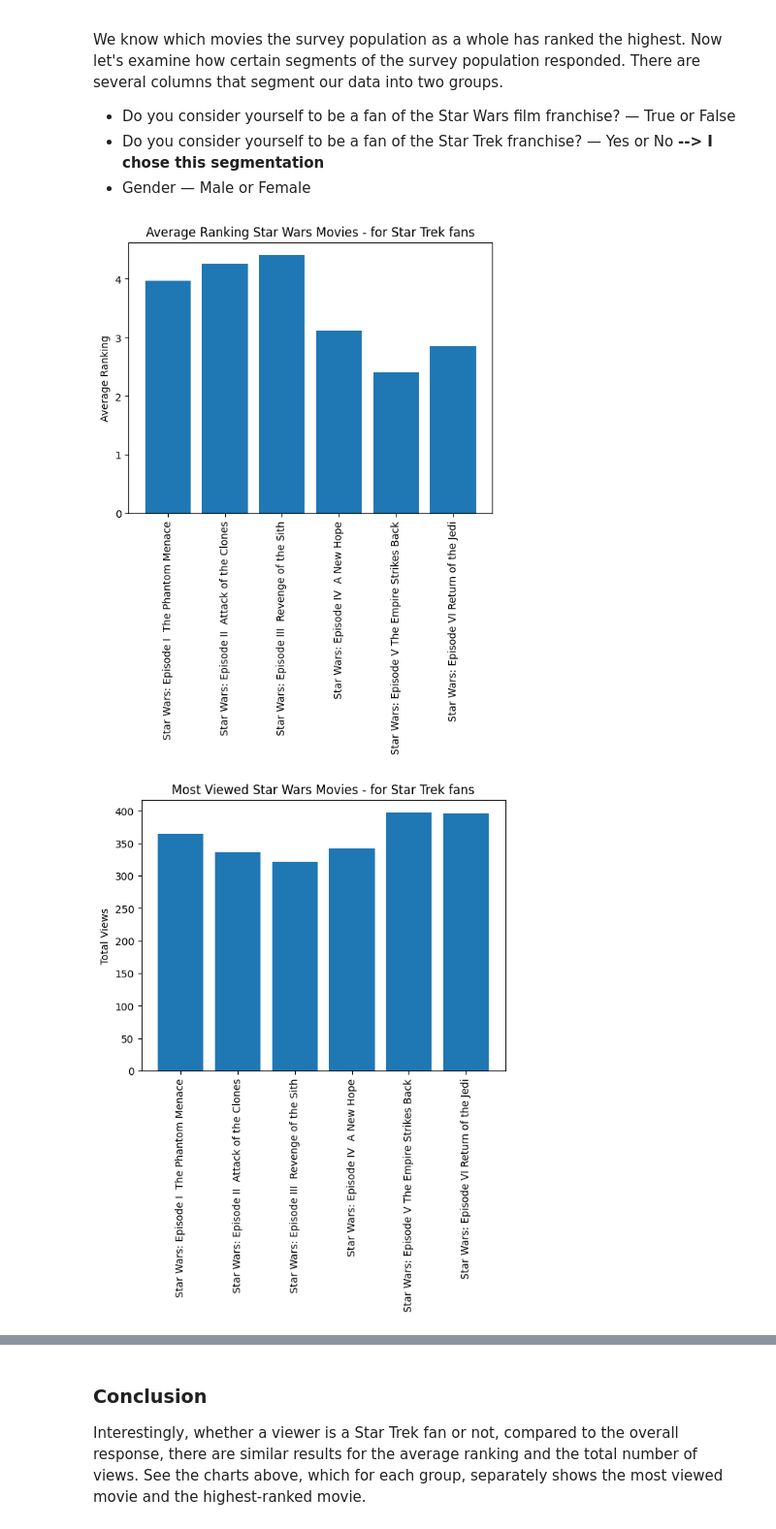
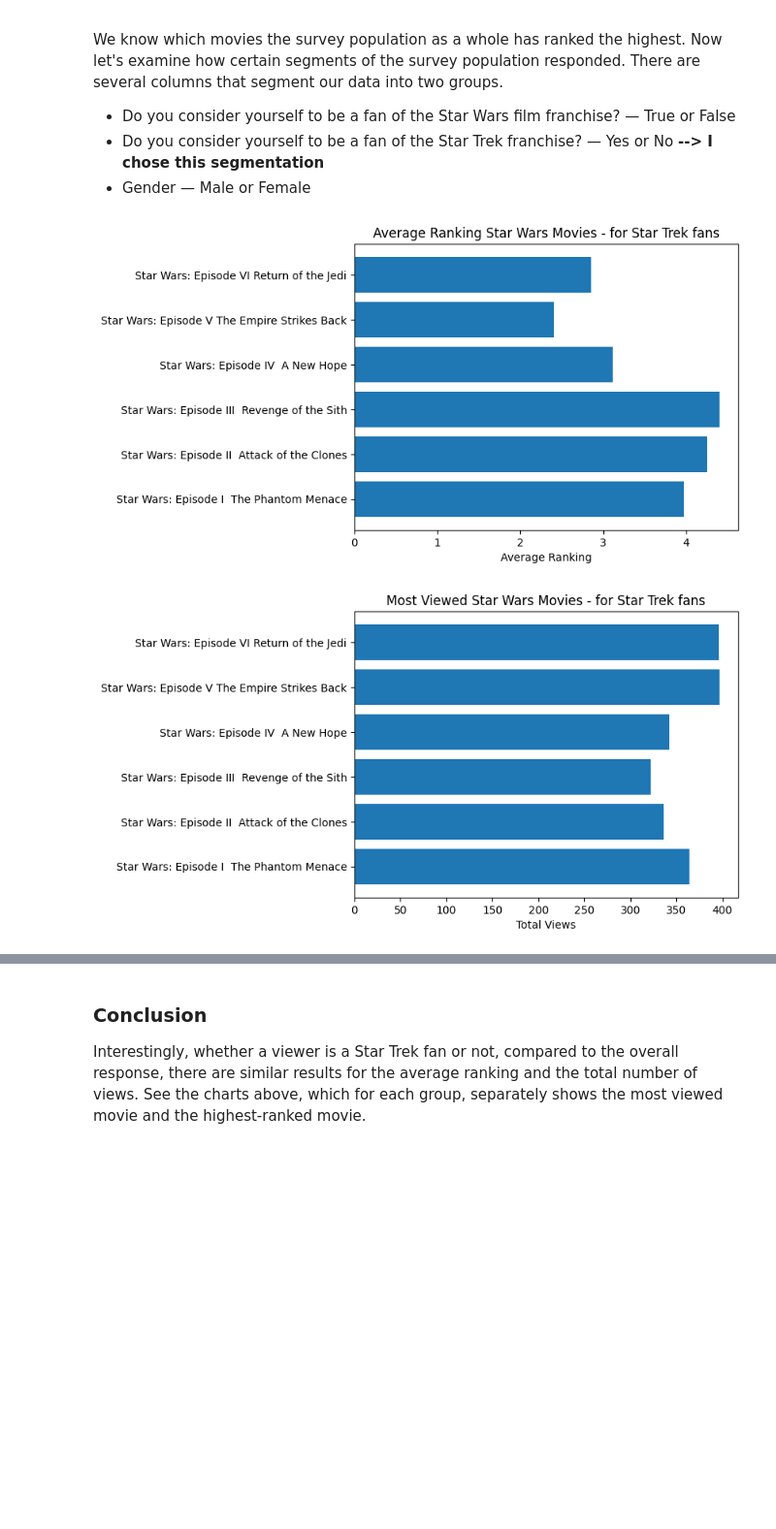
Before and after one commit to skillspark/learn-data-analysis, a Jupyter notebook: StarWars.ipynb, the cells around one changed output, grey strips where cells are left out. Shown at 97% size. Cells and saved outputs as stored; diff of their text form; code cells hidden in the pictures; blank space fills up the shorter version.

```diff
--- a/StarWars.ipynb
+++ b/StarWars.ipynb
@@ -246,48 +242,40 @@ There are several columns that segment our data into two groups.
 star_trek_q = "Do you consider yourself to be a fan of the Star Trek franchise?"
 trekkies = star_wars[star_wars[star_trek_q] == "Yes"]
 non_trekkies = star_wars[star_wars[star_trek_q] == "No"]
 
 # Plot the avg. ranking and total views charts - for Star Trek fans
 fans_avg_ranking = trekkies[trekkies.columns[9:15]].mean()
 fans_most_views = trekkies[trekkies.columns[3:9]].sum()
 # uncomment the following 2 lines to confirm the values
 #print(star_wars_avg_ranking)
 #print(star_wars_most_views)
 
-plt.bar(range(6), fans_avg_ranking)
+plt.barh(y=eps, width=fans_avg_ranking)
 plt.title('Average Ranking Star Wars Movies - for Star Trek fans')
-plt.xticks([0,1,2,3,4,5],eps)
-plt.xticks(rotation=90)
-plt.ylabel('Average Ranking')
+plt.xlabel('Average Ranking')
 plt.show()
 
-plt.bar(range(6), fans_most_views)
+plt.barh(y=eps, width=fans_most_views)
 plt.title('Most Viewed Star Wars Movies - for Star Trek fans')
-plt.xticks([0,1,2,3,4,5],eps)
-plt.xticks(rotation=90)
-plt.ylabel('Total Views')
+plt.xlabel('Total Views')
 plt.show()
 
 # Do the same for non-Star Trek fans
 nfans_avg_ranking = non_trekkies[non_trekkies.columns[9:15]].mean()
 nfans_wars_most_views = non_trekkies[non_trekkies.columns[3:9]].sum()
 # uncomment the following 2 lines to confirm the values
 #print(star_wars_avg_ranking)
 #print(star_wars_most_views)
 
-plt.bar(range(6), nfans_avg_ranking)
+plt.barh(y=eps, width=nfans_avg_ranking)
 plt.title('Average Ranking Star Wars Movies - for non-Star Trek fans')
-plt.xticks([0,1,2,3,4,5],eps)
-plt.xticks(rotation=90)
-plt.ylabel('Average Ranking')
+plt.xlabel('Average Ranking')
 plt.show()
 
-plt.bar(range(6), nfans_wars_most_views)
+plt.barh(y=eps, width=nfans_wars_most_views)
 plt.title('Most Viewed Star Wars Movies - for non-Star Trek fans')
-plt.xticks([0,1,2,3,4,5],eps)
-plt.xticks(rotation=90)
-plt.ylabel('Total Views')
+plt.xlabel('Total Views')
 plt.show()
 # %% [output]
-[figure, old version]
+[figure, new version]
-[figure, old version]
+[figure, new version]
```
Also changed, not shown: parts of 3 cells of this notebook.
